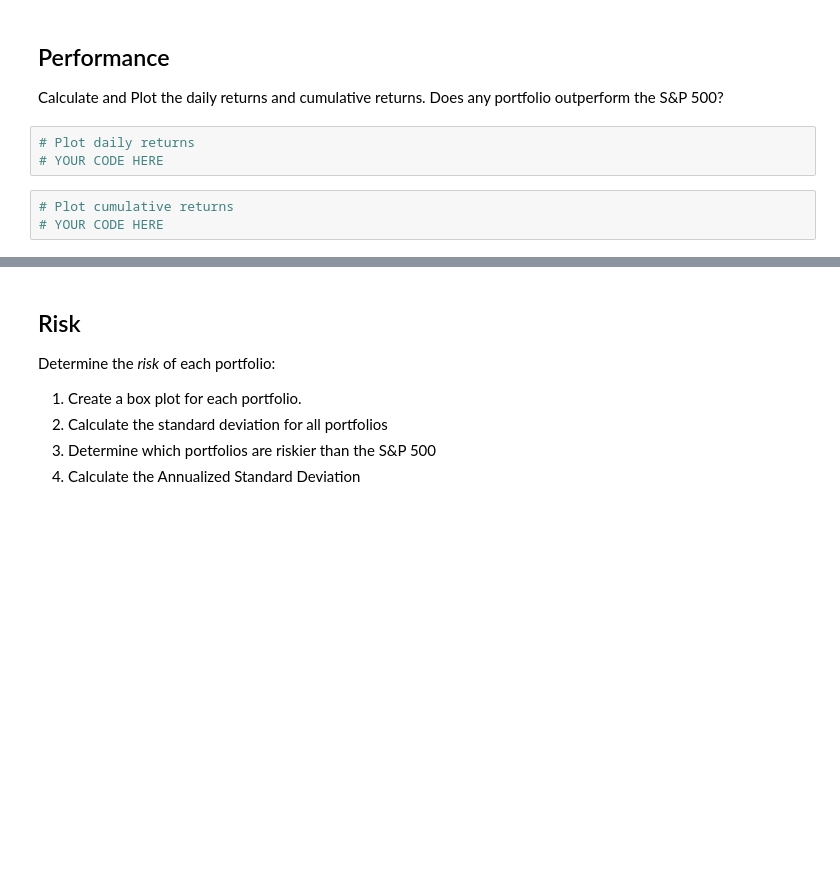
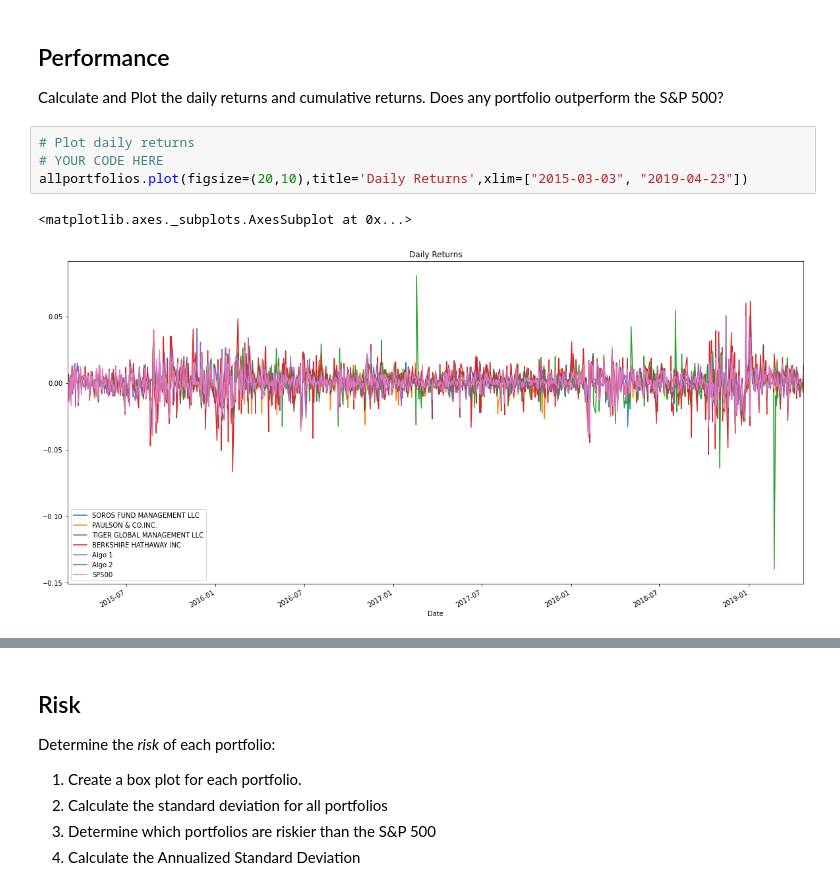
Before and after one commit to hensingh29/homework3, a Jupyter notebook: 04-Pandas_Homework_Starter_Code_whale_analysis.ipynb, the cells around one changed output, grey strips where cells are left out. Drawn from its saved outputs; the diff is of its cells as text; blank space fills up the shorter version.

```diff
--- a/04-Pandas_Homework_Starter_Code_whale_analysis.ipynb
+++ b/04-Pandas_Homework_Starter_Code_whale_analysis.ipynb
@@ -202,6 +213,7 @@ Calculate and Plot the daily returns and cumulative returns. Does any portfolio
 # %%
 # Plot daily returns
 # YOUR CODE HERE
+allportfolios.plot(figsize=(20,10),title='Daily Returns',xlim=["2015-03-03", "2019-04-23"])
+# %% [output]
+<matplotlib.axes._subplots.AxesSubplot at 0x...>
+[figure, added]
-# %%
-# Plot cumulative returns
-# YOUR CODE HERE
```
Also changed, not shown: parts of 8 cells of this notebook.
